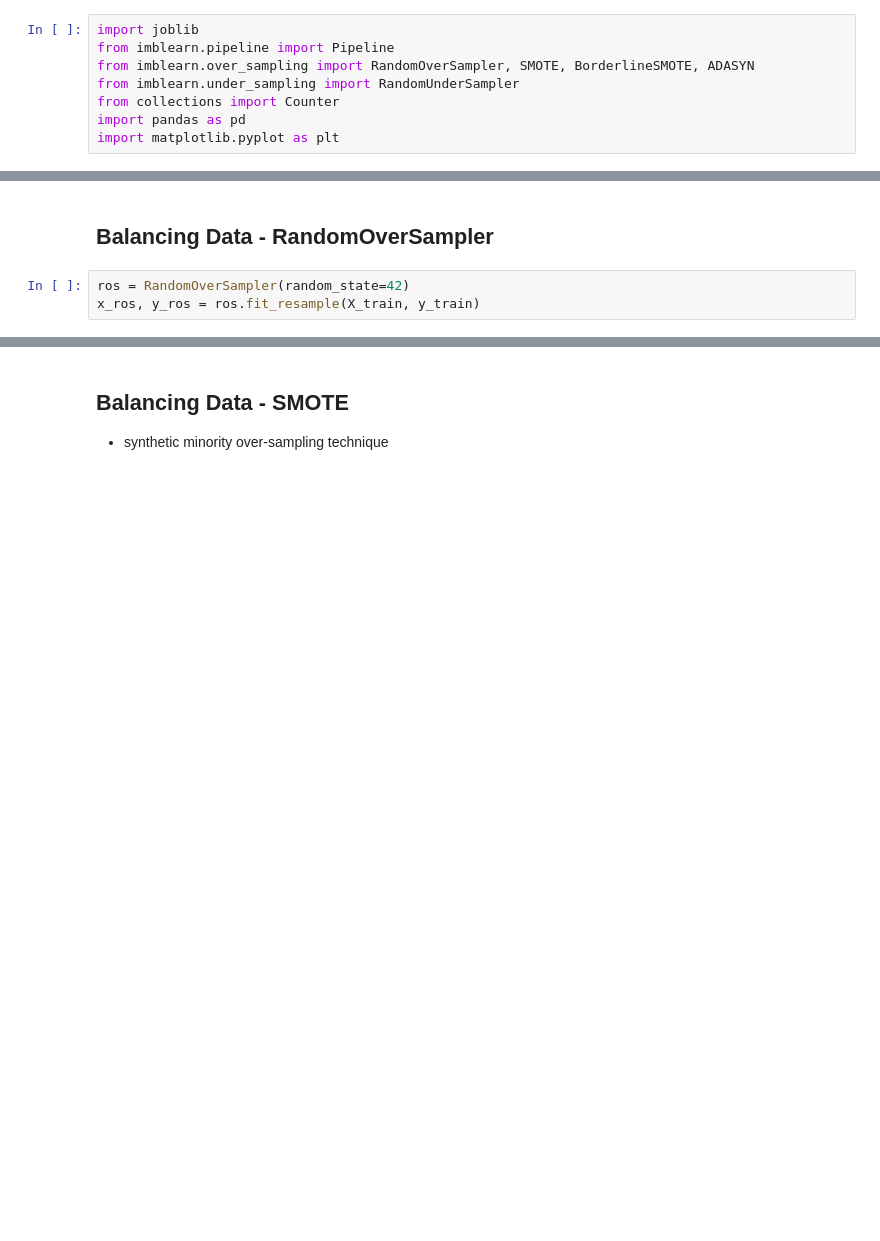
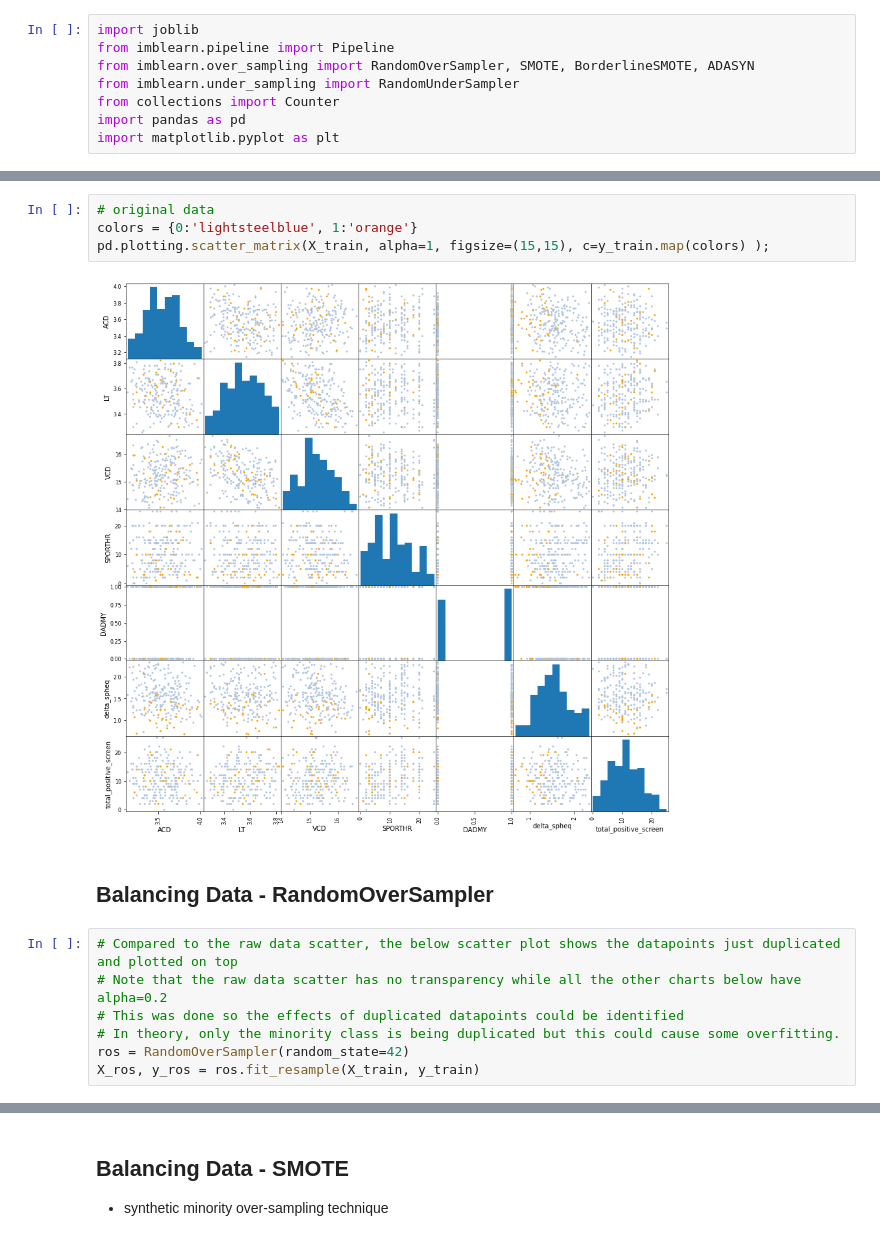
Before and after one commit to ejw-data/ml-myopia, a Jupyter notebook: data-balancing/balance.ipynb, the cells around one changed output, grey strips where cells are left out. Drawn from its saved outputs; the diff is of its cells as text; blank space fills up the shorter version.

```diff
--- a/data-balancing/balance.ipynb
+++ b/data-balancing/balance.ipynb
@@ -50,9 +54,19 @@ y_test.value_counts()
 Name: MYOPIC, dtype: int64
+# %%
+# original data
+colors = {0:'lightsteelblue', 1:'orange'}
+pd.plotting.scatter_matrix(X_train, alpha=1, figsize=(15,15), c=y_train.map(colors) );
+# %% [output]
+[figure, added]
 # %% [markdown]
 ## Balancing Data - RandomOverSampler
 # %%
+# Compared to the raw data scatter, the below scatter plot shows the datapoints just duplicated and plotted on top
+# Note that the raw data scatter has no transparency while all the other charts below have alpha=0.2
+# This was done so the effects of duplicated datapoints could be identified
+# In theory, only the minority class is being duplicated but this could cause some overfitting.
 ros = RandomOverSampler(random_state=42)
-x_ros, y_ros = ros.fit_resample(X_train, y_train)
+X_ros, y_ros = ros.fit_resample(X_train, y_train)
 # %%
 print('Original dataset shape', Counter(y_train))
 print('Resample dataset shape', Counter(y_ros))
```
Also changed, not shown: parts of 48 cells of this notebook, 3 other files.
